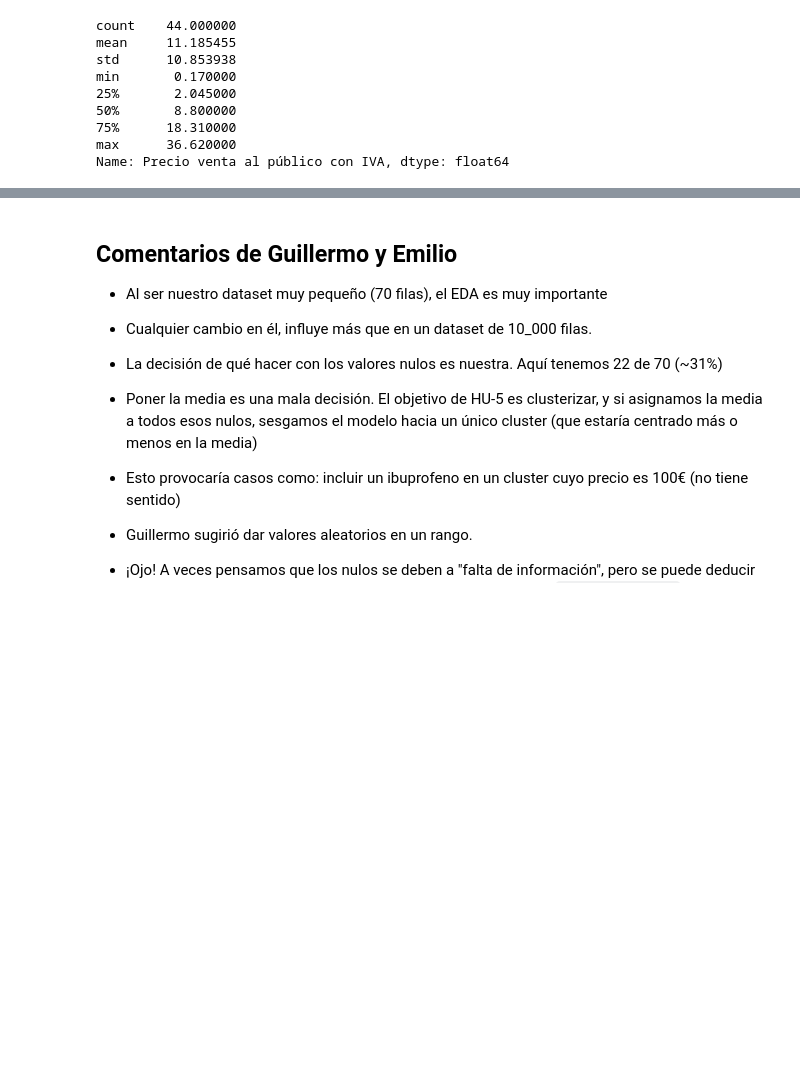
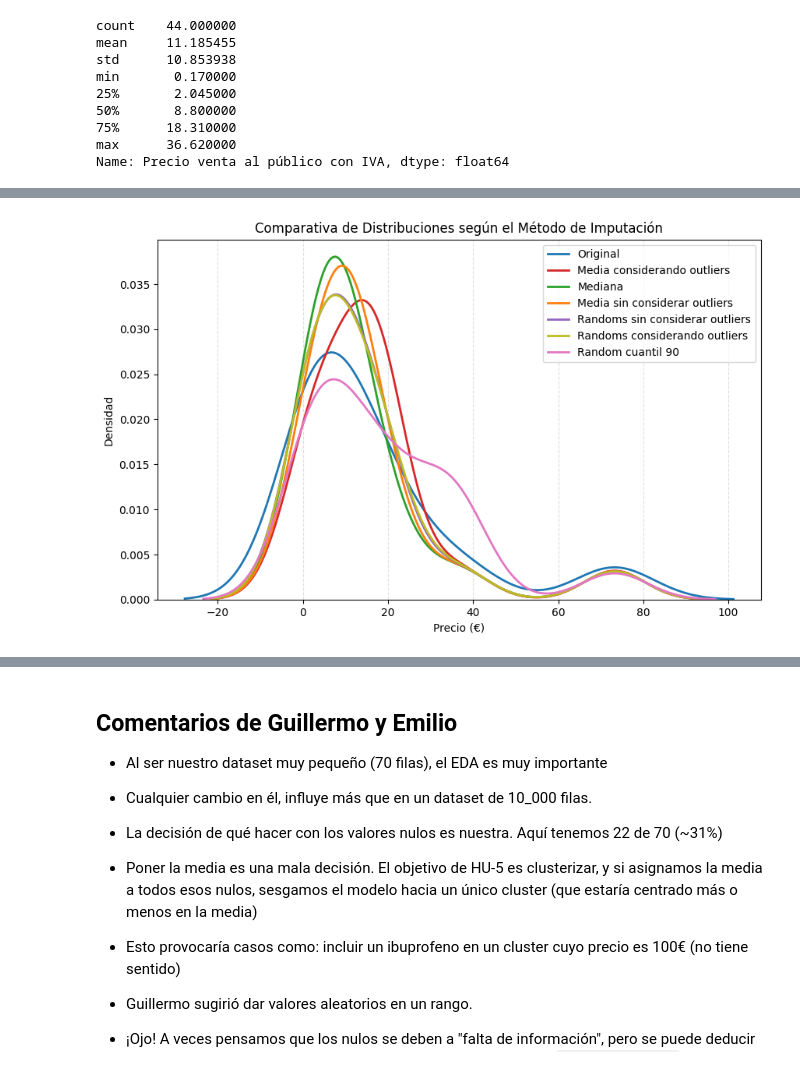
Before and after one commit to Chicloneo/Proyecto-Ingenieria-Dato, a Jupyter notebook: Notebooks/HU-4.ipynb, the cells around one changed output, grey strips where cells are left out. Cells and saved outputs as stored; diff of their text form; code cells hidden in the pictures; blank space fills up the shorter version.

```diff
--- a/Notebooks/HU-4.ipynb
+++ b/Notebooks/HU-4.ipynb
@@ -579,0 +596,4 @@ Name: Precio venta al público con IVA, Length: 70, dtype: float64
+# %%
+df_media_sin_outliers = df.copy()
+df_media_sin_outliers.loc[df_media_sin_outliers["Precio venta al público con IVA"].isna(), "Precio venta al público con IVA"] = media_sin_outliers
+df_media_sin_outliers["Precio venta al público con IVA"]
@@ -579,0 +613,4 @@ Name: Precio venta al público con IVA, Length: 70, dtype: float64
+# %%
+df_mediana = df.copy()
+df_mediana.loc[df_mediana["Precio venta al público con IVA"].isna(), "Precio venta al público con IVA"] = mediana
+df_mediana["Precio venta al público con IVA"]
@@ -579,0 +690,87 @@ Name: Precio venta al público con IVA, Length: 70, dtype: float64
+# %%
+df_random_cuantil_90 = df.copy()
+columna = "Precio venta al público con IVA"
+
+es_na = df_random_cuantil_90[columna].isna()
+
+df_random_cuantil_90[columna] = np.where(
+    es_na,
+    np.random.uniform(low=0.17, high=40, size=len(df_random_cuantil_90)),
+    df_random_cuantil_90[columna],
+)
+# %%
+plt.figure(figsize=(10, 6))
+
+sns.kdeplot(
+    data=df,
+    x="Precio venta al público con IVA",
+    fill=False,
+    color="tab:blue",
+    linewidth=2,
+    label="Original"
+)
+
+sns.kdeplot(
+    data=df_media_con_outliers,
+    x="Precio venta al público con IVA",
+    fill=False,
+    color="tab:red",
+    linewidth=2,
+    label="Media considerando outliers"
+)
+
+sns.kdeplot(
+    data=df_mediana,  # Cambia este nombre por el de tu dataframe de la mediana
+    x="Precio venta al público con IVA",
+    fill=False,
+    color="tab:green",
+    linewidth=2,
+    label="Mediana"
+)
+
+sns.kdeplot(
+    data=df_media_sin_outliers,
+    x="Precio venta al público con IVA",
+    fill=False,
+    color="tab:orange",
+    linewidth=2,
+    label="Media sin considerar outliers"
+)
+
+sns.kdeplot(
+    data=df_random_sin_outliers,
+    x="Precio venta al público con IVA",
+    fill=False,
+    color="tab:purple",
+    linewidth=2,
+    label="Randoms sin considerar outliers"
+)
+
+sns.kdeplot(
+    data=df_random_con_outliers,
+    x="Precio venta al público con IVA",
+    fill=False,
+    color="tab:olive",
+    linewidth=2,
+    label="Randoms considerando outliers"
+)
+
+sns.kdeplot(
+    data=df_random_cuantil_90,
+    x="Precio venta al público con IVA",
+    fill=False,
+    color="tab:pink",
+    linewidth=2,
+    label="Random cuantil 90"
+)
+
+plt.xlabel("Precio (€)")
+plt.ylabel("Densidad")
+plt.title("Comparativa de Distribuciones según el Método de Imputación")
+plt.grid(axis='x', linestyle='--', alpha=0.4)
+
+plt.legend()
+
+plt.show()
+# %% [output]
+[figure, added]
```
Also changed, not shown: parts of 65 cells of this notebook, 3 other files.
